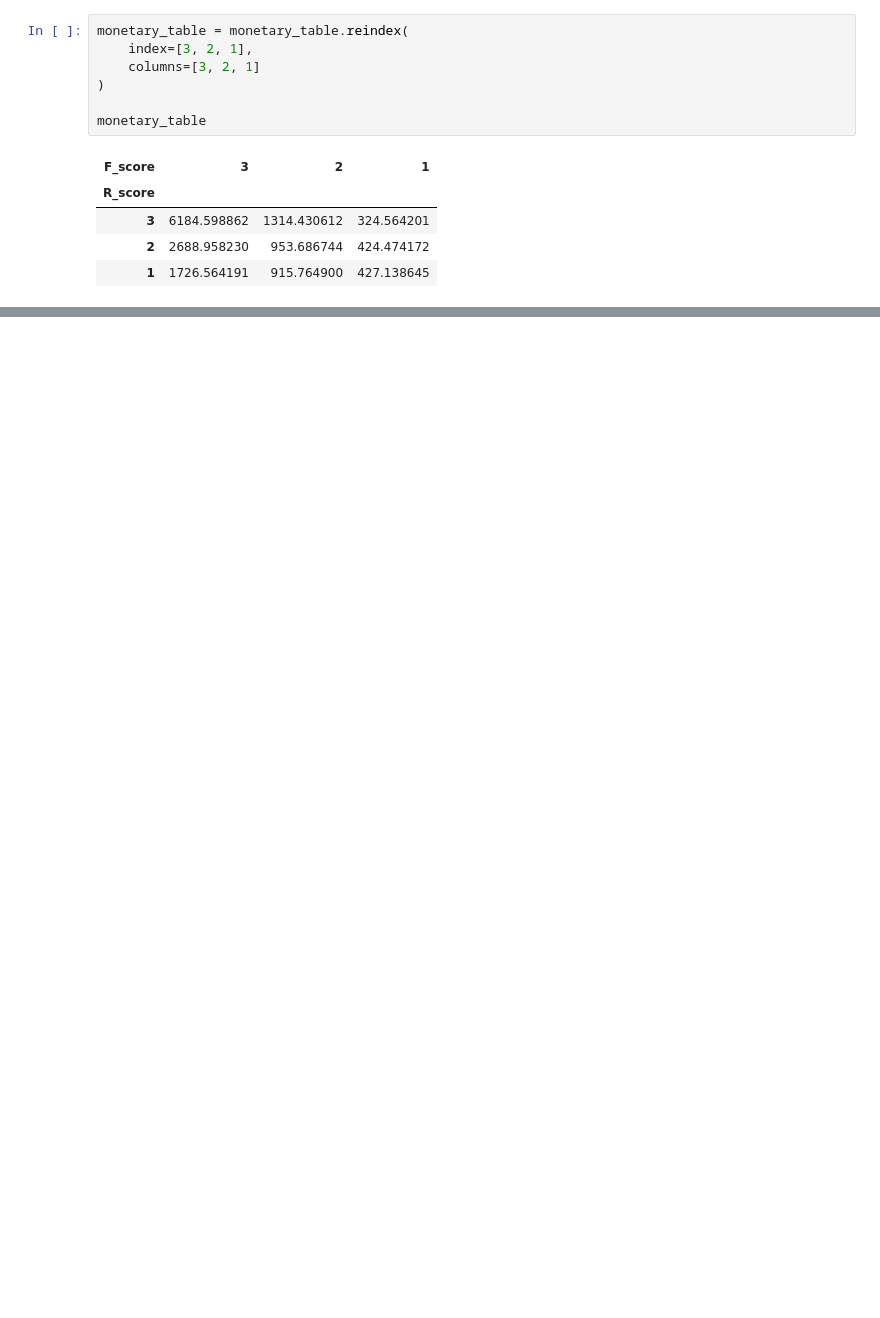
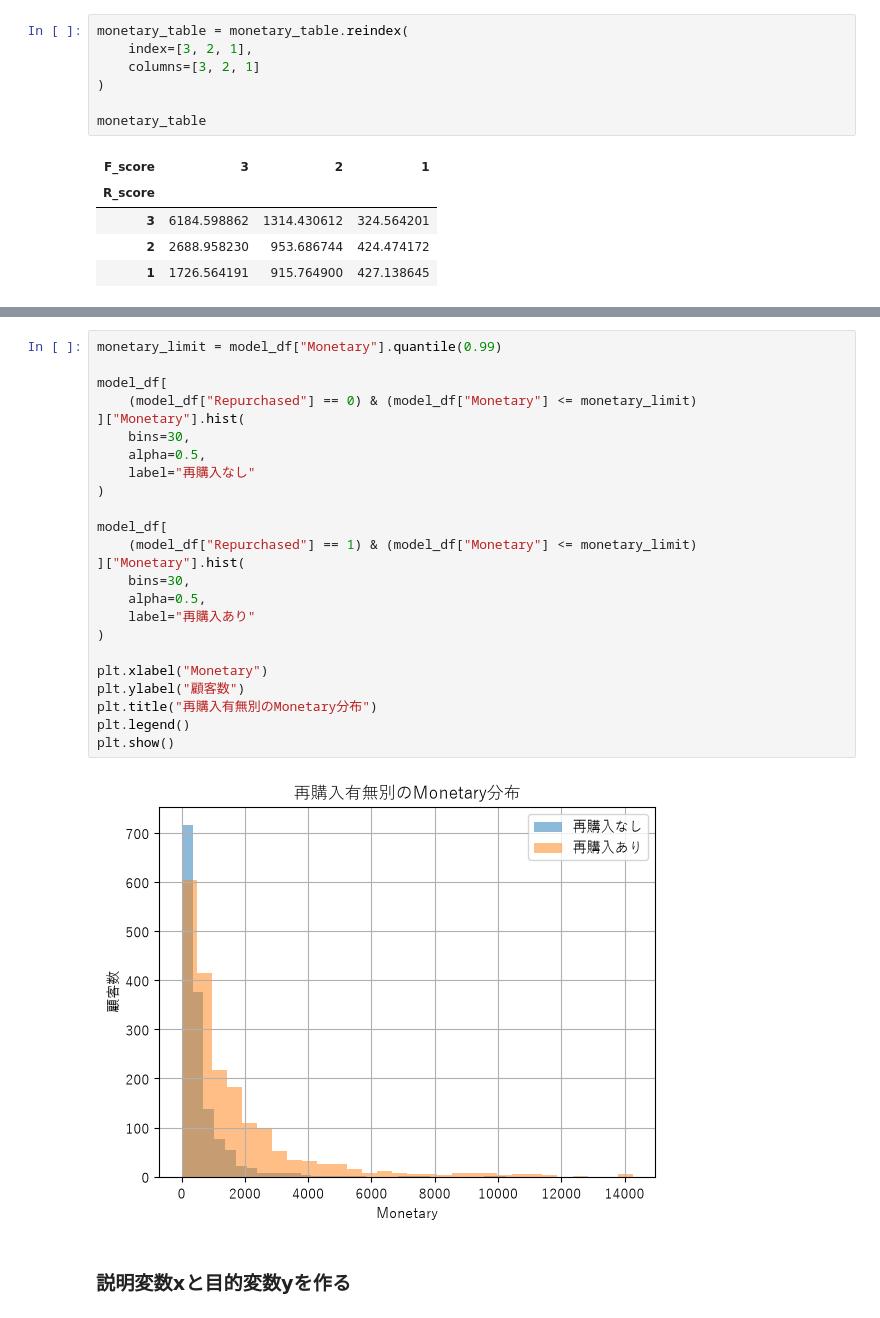
Before and after one commit to hayamon1121/online-retail-analysis, a Jupyter notebook: notebooks/01_online_retail_analysis.ipynb, the cells around one changed output, grey strips where cells are left out. Drawn from its saved outputs; the diff is of its cells as text; blank space fills up the shorter version.

```diff
--- a/notebooks/01_online_retail_analysis.ipynb
+++ b/notebooks/01_online_retail_analysis.ipynb
@@ -432,0 +741,28 @@ plt.show()
+# %%
+monetary_limit = model_df["Monetary"].quantile(0.99)
+
+model_df[
+    (model_df["Repurchased"] == 0) & (model_df["Monetary"] <= monetary_limit)
+]["Monetary"].hist(
+    bins=30,
+    alpha=0.5,
+    label="再購入なし"
+)
+
+model_df[
+    (model_df["Repurchased"] == 1) & (model_df["Monetary"] <= monetary_limit)
+]["Monetary"].hist(
+    bins=30,
+    alpha=0.5,
+    label="再購入あり"
+)
+
+plt.xlabel("Monetary")
+plt.ylabel("顧客数")
+plt.title("再購入有無別のMonetary分布")
+plt.legend()
+plt.show()
+# %% [output]
+[figure, added]
+# %% [markdown]
+### 説明変数xと目的変数yを作る
```
Also changed, not shown: parts of 185 cells of this notebook.
